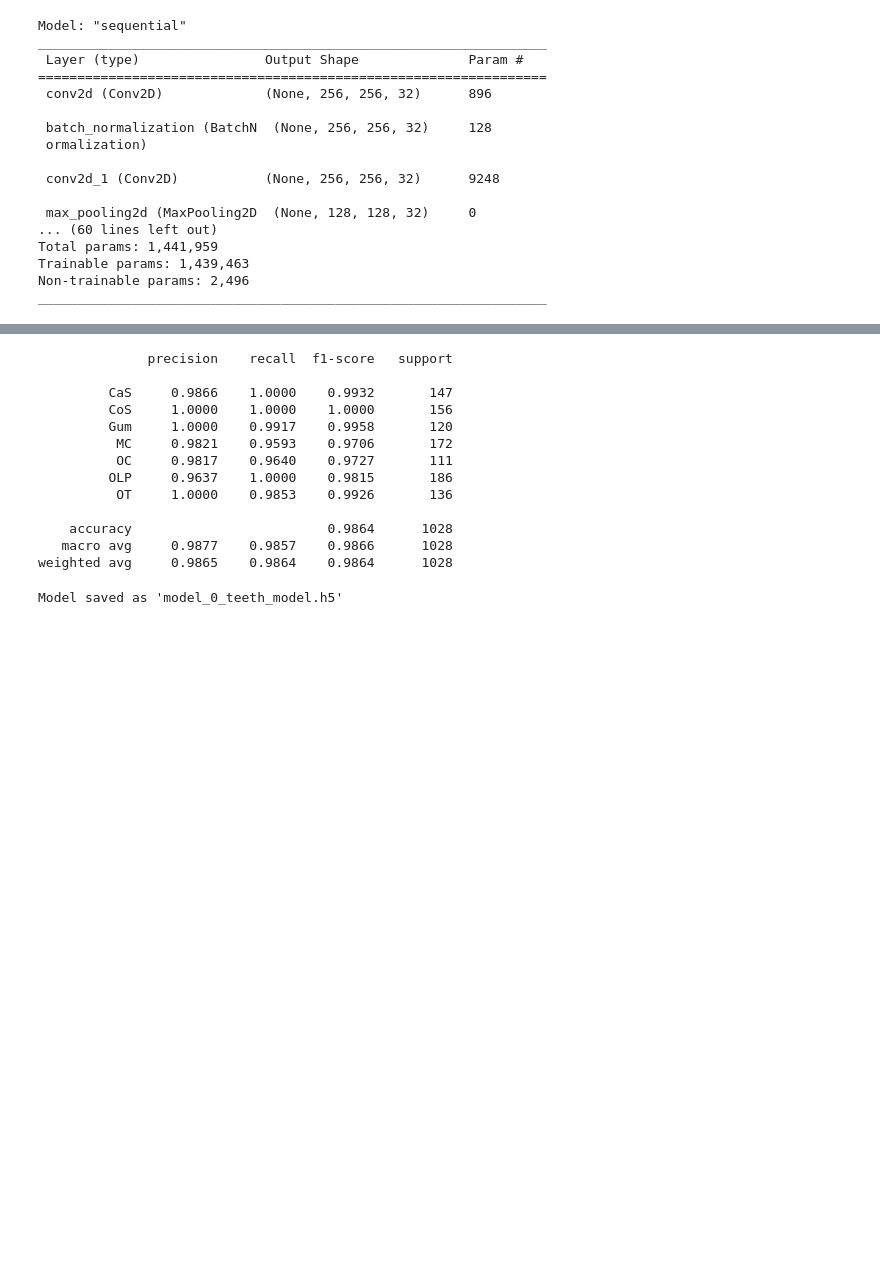
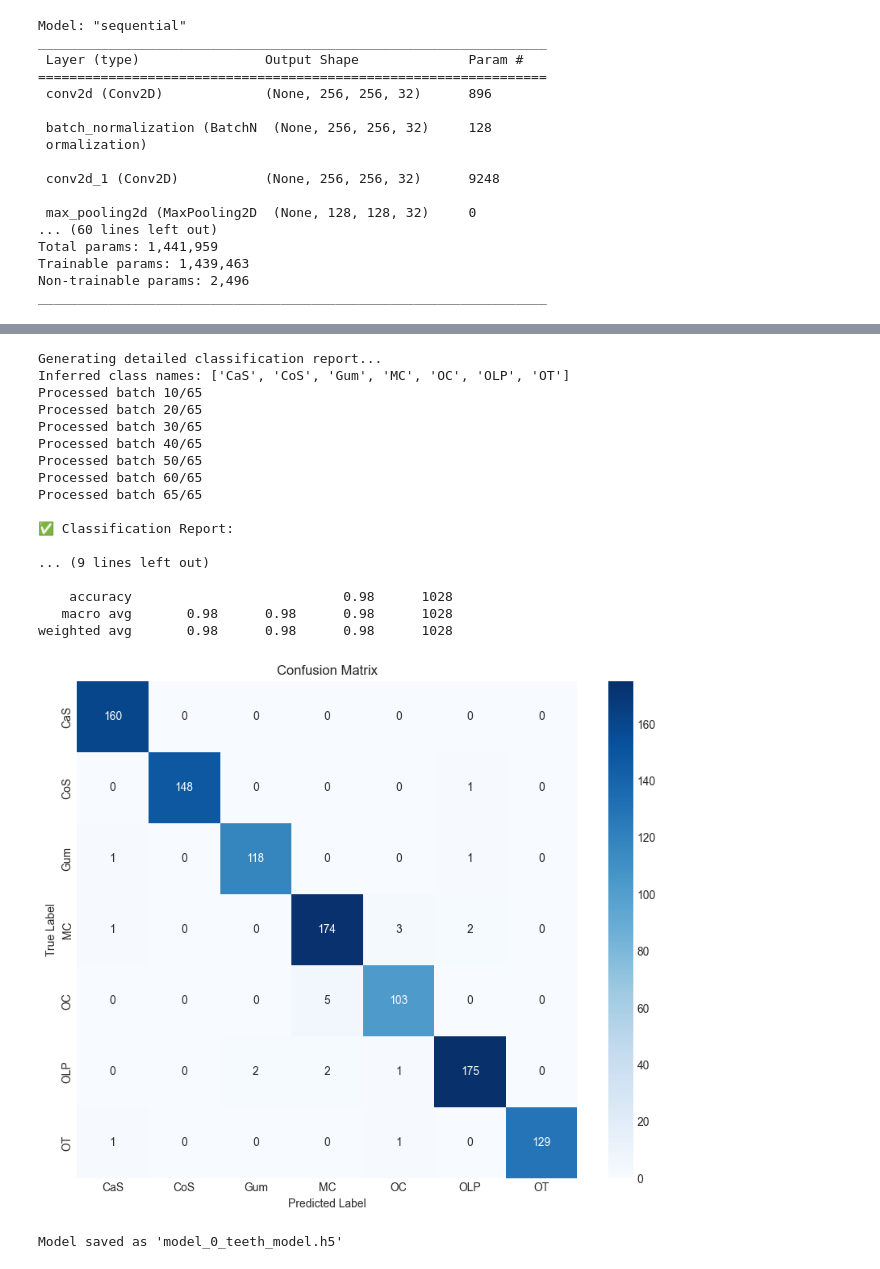
Before and after one commit to workingshady/CeIIula, a Jupyter notebook: Week_1_Project/Teeth_Classification_Project/notebooks/03_model_development.ipynb, the cells around one changed output, grey strips where cells are left out. Saved outputs shown, nothing was run; the diff lists cells and outputs as text; code cells hidden in the pictures; blank space fills up the shorter version.

```diff
--- a/Week_1_Project/Teeth_Classification_Project/notebooks/03_model_development.ipynb
+++ b/Week_1_Project/Teeth_Classification_Project/notebooks/03_model_development.ipynb
@@ -283,23 +281,0 @@ if len(y_true) != len(y_pred):
-# %%
-# Generate classification report
-report = classification_report(
-          y_true,
-          y_pred,
-          target_names=class_names,
-          digits=4,
-)
-print(report)
-# %% [output]
-              precision    recall  f1-score   support
-
-         CaS     0.9866    1.0000    0.9932       147
-         CoS     1.0000    1.0000    1.0000       156
-         Gum     1.0000    0.9917    0.9958       120
-          MC     0.9821    0.9593    0.9706       172
-          OC     0.9817    0.9640    0.9727       111
-         OLP     0.9637    1.0000    0.9815       186
-          OT     1.0000    0.9853    0.9926       136
-
-    accuracy                         0.9864      1028
-   macro avg     0.9877    0.9857    0.9866      1028
-weighted avg     0.9865    0.9864    0.9864      1028
@@ -308 +282,22 @@ plot_confusion_matrix(y_true, y_pred, class_names=class_names)
+# %%
+evaluate_and_plot_confusion_matrix(model_0, test_loader, model_name="teeth_model_baseline_from_scratch")
+# %% [output]
+Generating detailed classification report...
+Inferred class names: ['CaS', 'CoS', 'Gum', 'MC', 'OC', 'OLP', 'OT']
+Processed batch 10/65
+Processed batch 20/65
+Processed batch 30/65
+Processed batch 40/65
+Processed batch 50/65
+Processed batch 60/65
+Processed batch 65/65
+
+✅ Classification Report:
+
+... (9 lines left out)
+
+    accuracy                           0.98      1028
+   macro avg       0.98      0.98      0.98      1028
+weighted avg       0.98      0.98      0.98      1028
+[figure, added]
 # %%
```
Also changed, not shown: parts of 14 cells of this notebook, 11 other files.
